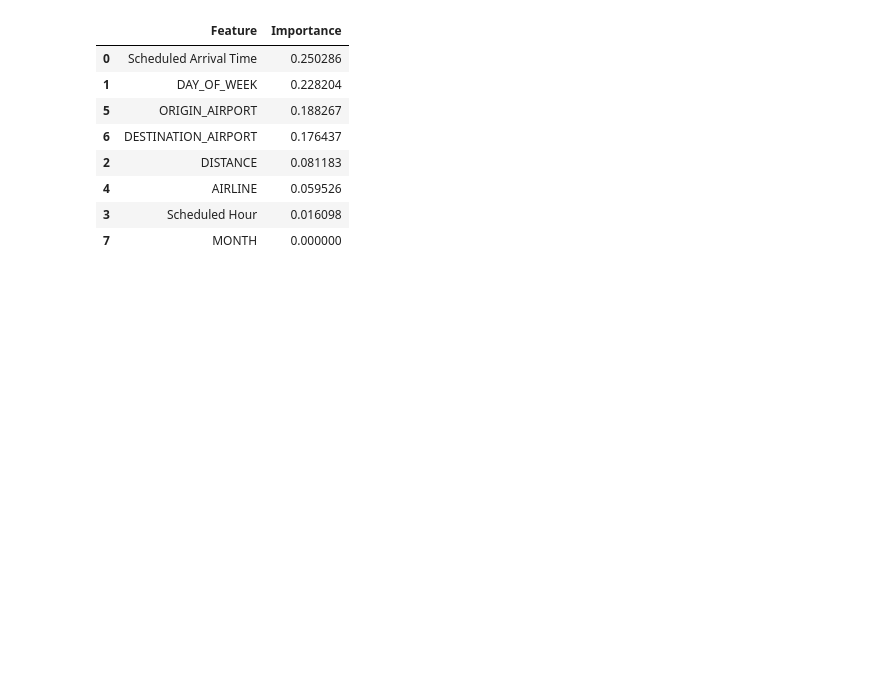
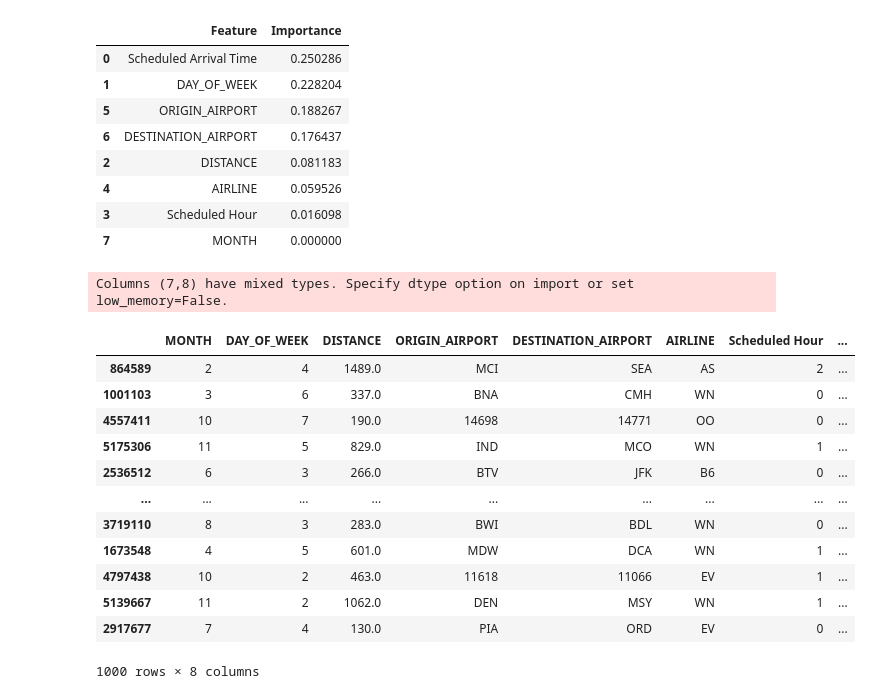
Before and after one commit to juggled/2015-airplane-mavenanalytics, a Jupyter notebook: src/comparison.ipynb, the cells around one changed output. Cells and saved outputs as stored; diff of their text form; code cells hidden in the pictures; blank space fills up the shorter version.

```diff
--- a/src/comparison.ipynb
+++ b/src/comparison.ipynb
@@ -184,0 +191,48 @@ compare_fig.show()
+# %%
+# Read
+df = pd.read_csv('../data/01-raw/flights.csv')
+
+# Date things
+df['Date'] = pd.to_datetime(df[['YEAR', 'MONTH', 'DAY']])
+df['Schedule Delay'] = df['DEPARTURE_DELAY'] + df['ARRIVAL_DELAY']
+
+# If it's NA, then the flight was cancelled
+df.dropna(subset= ['DEPARTURE_DELAY', 'ARRIVAL_DELAY', 'Schedule Delay'], inplace = True)
+
+# Convert the time
+df['Scheduled Hour'] = (df['SCHEDULED_TIME'] // 100).astype(int)
+df['Scheduled Arrival Time'] = (df['SCHEDULED_ARRIVAL'] // 100).astype(int)
+
+# Categorize it, where 15m is usually considered the standard if a flight is delayed or not
+df['Delayed or not'] = np.where(
+    (df['DEPARTURE_DELAY'] < 15) & (df['ARRIVAL_DELAY'] < 15),
+    'Not delayed',
+    'Delayed'
+)
+
+# Convert to 0 and 1
+df['Is_Delayed'] = (df['Delayed or not'] == 'Delayed').astype(int)
+
+# Force cast to float
+df['DISTANCE'] = df['DISTANCE'].astype(float)
+
+# Sample so it doesn't crash
+model_feature_order = catboost_load.feature_names_
+feature_list = cb_df['Feature'].tolist()
+sample_df = df[model_feature_order].sample(n=1000).copy()
+sample_df
+# %% [output]
+Columns (7,8) have mixed types. Specify dtype option on import or set low_memory=False.
+|  | MONTH | DAY_OF_WEEK | DISTANCE | ORIGIN_AIRPORT | DESTINATION_AIRPORT | AIRLINE | Scheduled Hour | ... |
+| 864589 | 2 | 4 | 1489.0 | MCI | SEA | AS | 2 | ... |
+| 1001103 | 3 | 6 | 337.0 | BNA | CMH | WN | 0 | ... |
+| 4557411 | 10 | 7 | 190.0 | 14698 | 14771 | OO | 0 | ... |
+| 5175306 | 11 | 5 | 829.0 | IND | MCO | WN | 1 | ... |
+| 2536512 | 6 | 3 | 266.0 | BTV | JFK | B6 | 0 | ... |
+| ... | ... | ... | ... | ... | ... | ... | ... | ... |
+| 3719110 | 8 | 3 | 283.0 | BWI | BDL | WN | 0 | ... |
+| 1673548 | 4 | 5 | 601.0 | MDW | DCA | WN | 1 | ... |
+| 4797438 | 10 | 2 | 463.0 | 11618 | 11066 | EV | 1 | ... |
+| 5139667 | 11 | 2 | 1062.0 | DEN | MSY | WN | 1 | ... |
+| 2917677 | 7 | 4 | 130.0 | PIA | ORD | EV | 0 | ... |
+1000 rows × 8 columns
```
Also changed, not shown: parts of 5 cells of this notebook.
